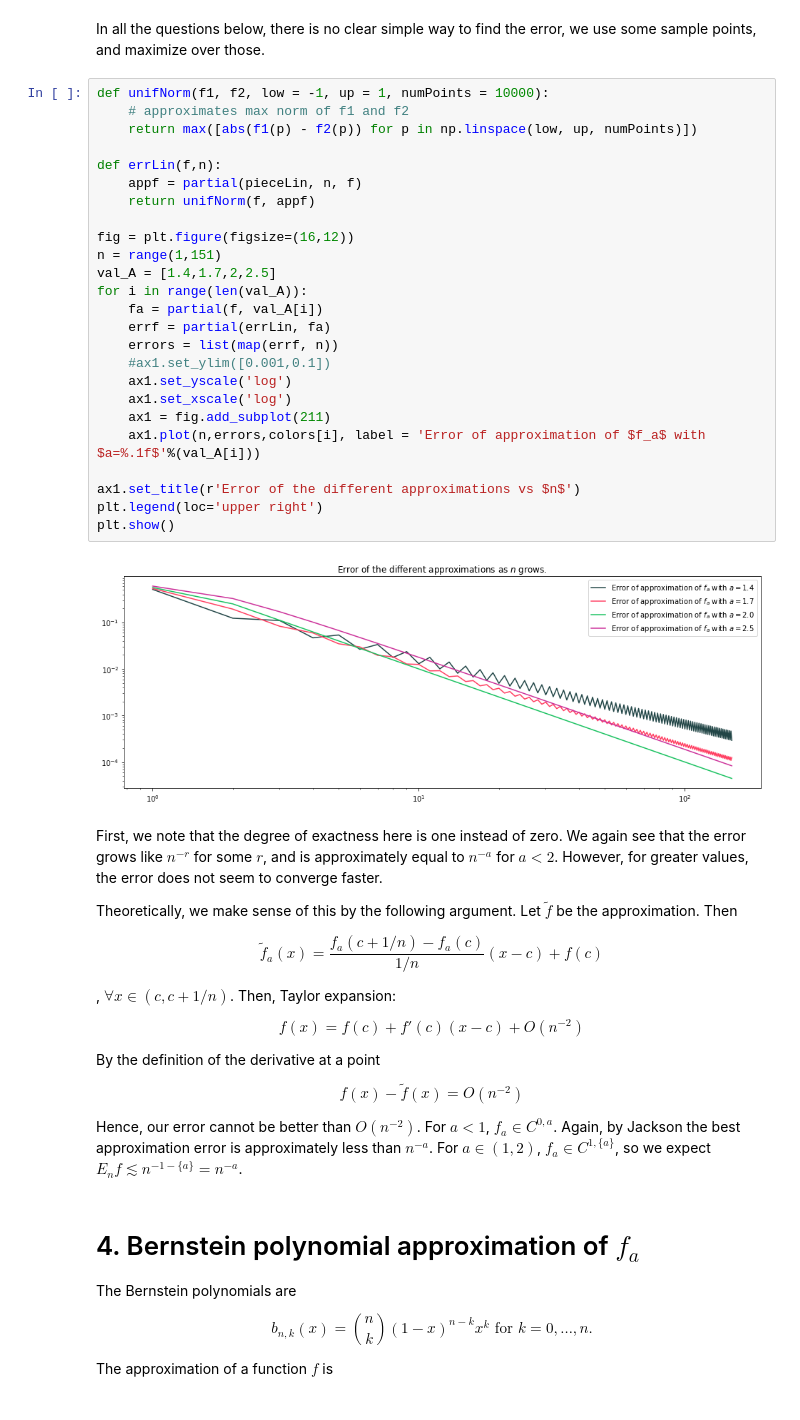
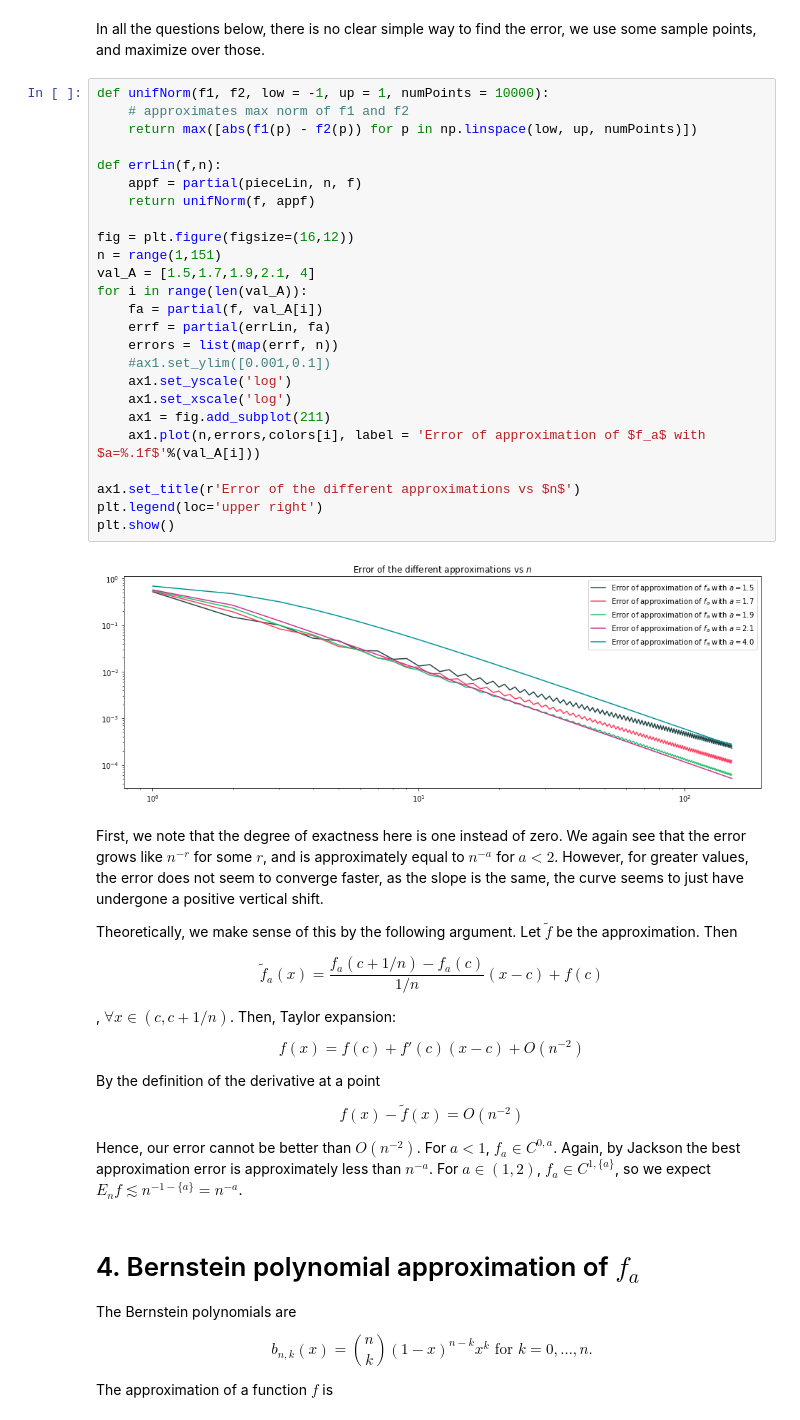
Before and after one commit to MathieuRund/MATH387, a Jupyter notebook: Final/final.ipynb, the cells around one changed output. Drawn from its saved outputs; the diff is of its cells as text.

```diff
--- a/Final/final.ipynb
+++ b/Final/final.ipynb
@@ -174,32 +174,32 @@ In all the questions below, there is no clear simple way to find the error, we u
 # %%
 def unifNorm(f1, f2, low = -1, up = 1, numPoints = 10000):
     # approximates max norm of f1 and f2
     return max([abs(f1(p) - f2(p)) for p in np.linspace(low, up, numPoints)])
 
 def errLin(f,n):
     appf = partial(pieceLin, n, f)
     return unifNorm(f, appf)
 
 fig = plt.figure(figsize=(16,12))
 n = range(1,151)
-val_A = [1.4,1.7,2,2.5]
+val_A = [1.5,1.7,1.9,2.1, 4]
 for i in range(len(val_A)):
     fa = partial(f, val_A[i])
     errf = partial(errLin, fa)
     errors = list(map(errf, n))
     #ax1.set_ylim([0.001,0.1])
     ax1.set_yscale('log')
     ax1.set_xscale('log')
     ax1 = fig.add_subplot(211)
     ax1.plot(n,errors,colors[i], label = 'Error of approximation of $f_a$ with $a=%.1f$'%(val_A[i]))
 
 ax1.set_title(r'Error of the different approximations vs $n$')
 plt.legend(loc='upper right')
 plt.show()
 # %% [output]
-[figure, old version]
+[figure, new version]
 # %% [markdown]
-First, we note that the degree of exactness here is one instead of zero. We again see that the error grows like $n^{-r}$ for some $r$, and is approximately equal to $n^{-a}$ for $a<2$. However, for greater values, the error does not seem to converge faster.
+First, we note that the degree of exactness here is one instead of zero. We again see that the error grows like $n^{-r}$ for some $r$, and is approximately equal to $n^{-a}$ for $a<2$. However, for greater values, the error does not seem to converge faster, as the slope is the same, the curve seems to just have undergone a positive vertical shift.
 
 Theoretically, we make sense of this by the following argument. Let $\tilde{f}$ be the approximation. Then
 
```
Also changed, not shown: parts of 4 cells of this notebook.
